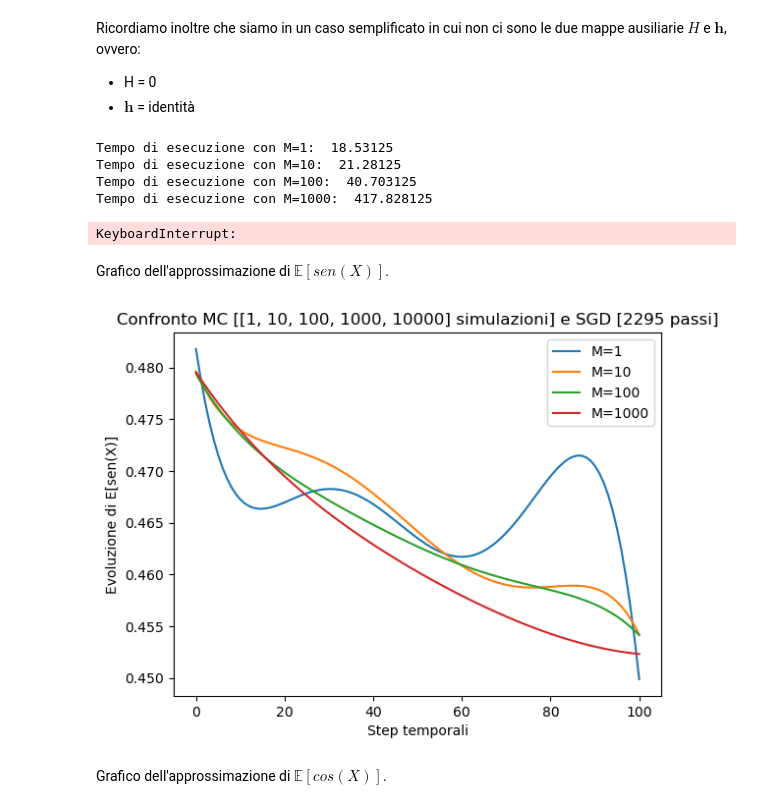
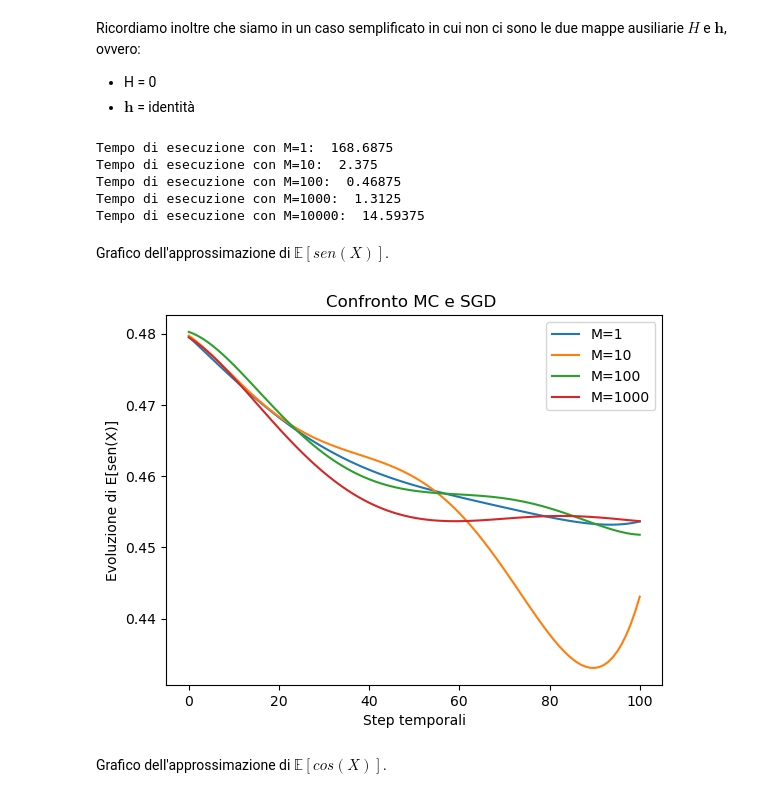
Before and after one commit to amatoandre/TESI, a Jupyter notebook: test_M_SGD.ipynb, the cells around one changed output. Cells and saved outputs as stored; diff of their text form; code cells hidden in the pictures.

```diff
--- a/test_M_SGD.ipynb
+++ b/test_M_SGD.ipynb
@@ -213,7 +213,7 @@ if __name__ == "__main__":
     r0 = 10
     rho = 0.9
     M = [1, 10, 100, 1000, 10000]
-    m = 2295
+    m = [25000, 300, 30, 10, 10]
     tipo = 'lagrange'
     a1 = np.zeros((n+1, len(M)))
     a2 = np.zeros((n+1, len(M)))
@@ -223,30 +223,30 @@ if __name__ == "__main__":
     for p in range(len(M)):
 
         start = time.process_time()   # parte il cronometro
-        a1[:,p], a2[:,p] = discesa_stocastica_del_gradiente(a1_0, a2_0, n, r0, rho, m, sigma, N, M[p], X0, h, g)
+        a1[:,p], a2[:,p] = discesa_stocastica_del_gradiente(a1_0, a2_0, n, r0, rho, m[p], sigma, N, M[p], X0, h, g)
         end = time.process_time()   # si ferma il cronometro
 
         print("Tempo di esecuzione con M="+str(M[p])+": ", end - start)
 # %% [output]
-Tempo di esecuzione con M=1:  18.53125
-Tempo di esecuzione con M=10:  21.28125
-Tempo di esecuzione con M=100:  40.703125
-Tempo di esecuzione con M=1000:  417.828125
+Tempo di esecuzione con M=1:  168.6875
+Tempo di esecuzione con M=10:  2.375
+Tempo di esecuzione con M=100:  0.46875
+Tempo di esecuzione con M=1000:  1.3125
+Tempo di esecuzione con M=10000:  14.59375
-KeyboardInterrupt:
 # %% [markdown]
 Grafico dell'approssimazione di $\mathbb{E}[sen(X)]$.
 # %%
 fig = plt.figure()
-plt.title("Confronto MC [" + str(M) + " simulazioni] e SGD [" + str(m) + " passi]")
+plt.title("Confronto MC e SGD ")
 plt.xlabel("Step temporali")
 plt.ylabel("Evoluzione di E[sen(X)]")
 # plt.ylim(0.4, 0.9) # se non c'è il grafico è molto zoomato
 for i in range(len(M)-1):
     plt.plot(np.dot(a1[:,i], g), label='M='+str(M[i]))
 plt.legend()
 plt.show()
 # %% [output]
-[figure, old version]
+[figure, new version]
 # %% [markdown]
 Grafico dell'approssimazione di $\mathbb{E}[cos(X)]$.
 # %%
```
Also changed, not shown: parts of 1 cell of this notebook, 1 other file.
